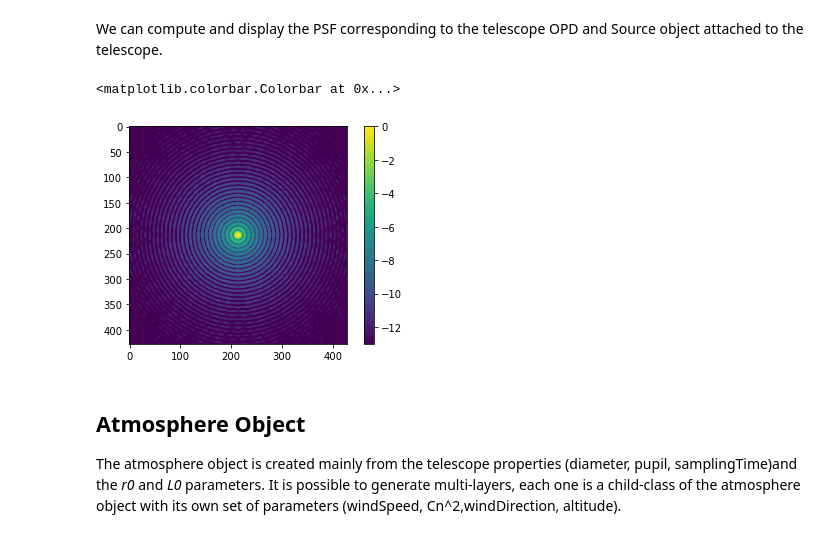
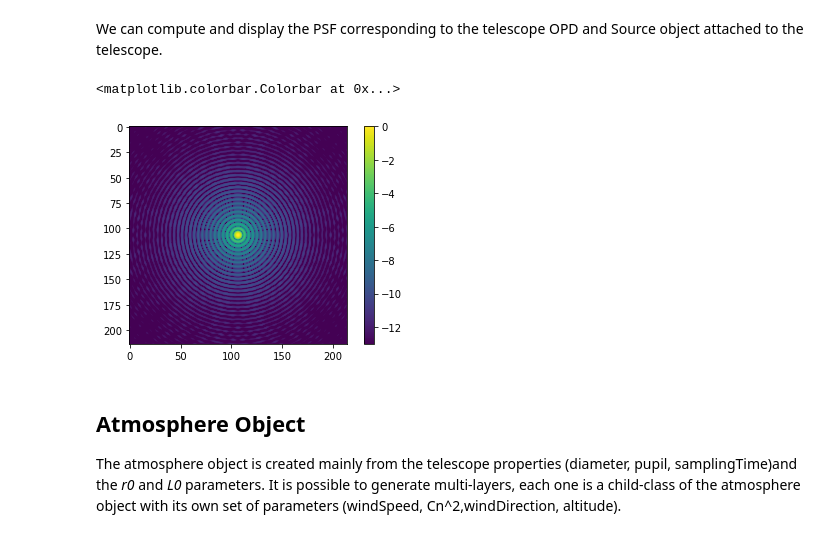
Before and after one commit to cheritier/OOPAO, a Jupyter notebook: tutorials/tutorial_howToAdaptiveOptics.ipynb, the cells around one changed output. Cells and saved outputs as stored; diff of their text form; code cells hidden in the pictures.

```diff
--- a/tutorials/tutorial_howToAdaptiveOptics.ipynb
+++ b/tutorials/tutorial_howToAdaptiveOptics.ipynb
@@ -220,21 +220,21 @@ source:
 We can compute and display the PSF corresponding to the telescope OPD and Source object attached to the telescope.
 # %%
 
-zeroPaddingFactor = 8
+zeroPaddingFactor = 4
 
 tel.computePSF(zeroPaddingFactor = zeroPaddingFactor)
 
 PSF_normalized = tel.PSF/tel.PSF.max()
 
 nPix = zeroPaddingFactor*tel.resolution//3
 
 plt.figure()
 plt.imshow(np.log(np.abs(PSF_normalized[nPix:-nPix,nPix:-nPix])))
 plt.clim([-13,0])
 plt.colorbar()
 # %% [output]
 <matplotlib.colorbar.Colorbar at 0x...>
-[figure, old version]
+[figure, new version]
 # %% [markdown]
 ## Atmosphere Object
 The atmosphere object is created mainly from the telescope properties (diameter, pupil, samplingTime)and the *r0* and *L0* parameters. It is possible to generate multi-layers, each one is a child-class of the atmosphere object with its own set of parameters (windSpeed, Cn^2,windDirection, altitude).
```
Also changed, not shown: parts of 15 cells of this notebook, 9 other files.
